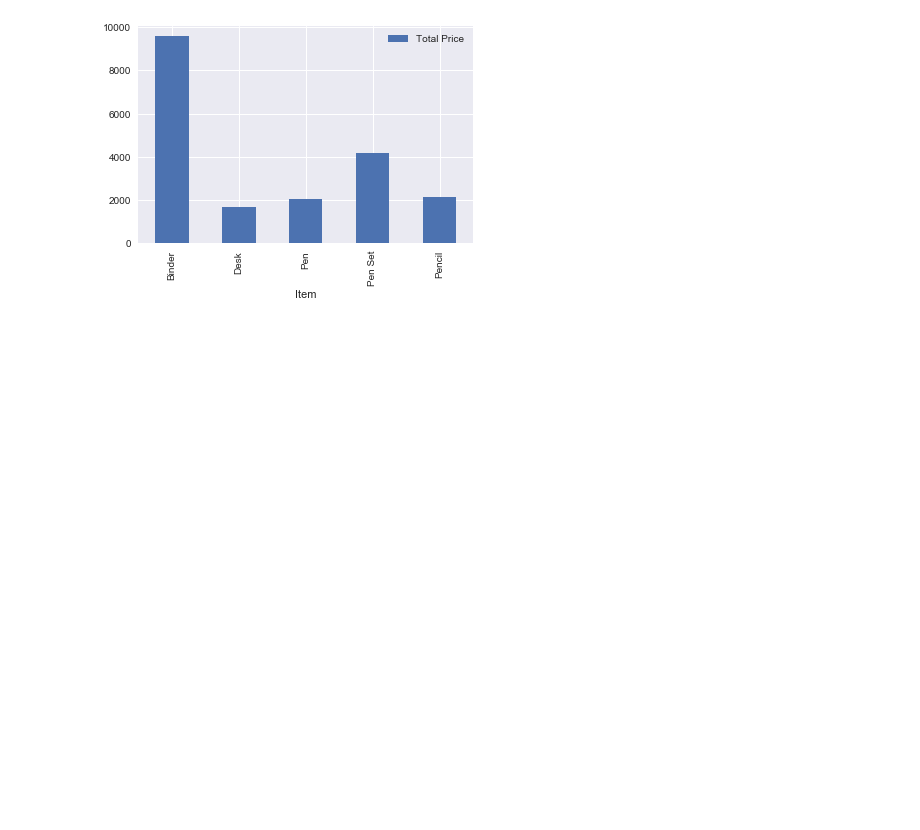
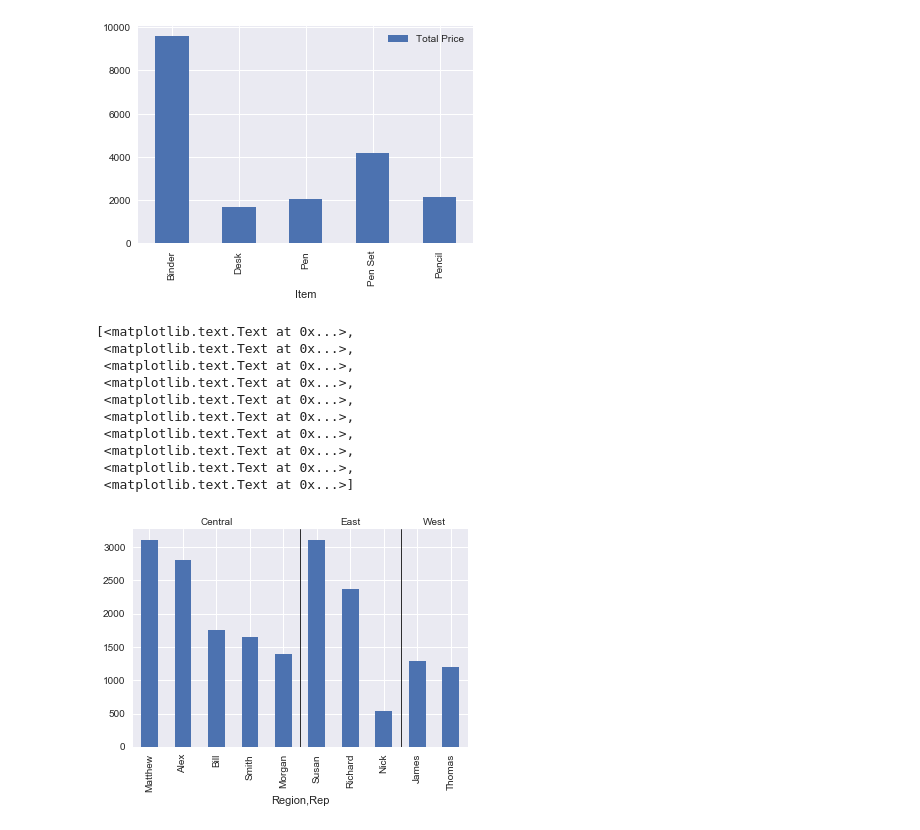
Before and after one commit to Wintellect/DataScienceExamples, a Jupyter notebook: Sales Data/Sales Data - Visualizations.ipynb, the cells around one changed output. Drawn from its saved outputs; the diff is of its cells as text; code cells hidden in the pictures; blank space fills up the shorter version.

```diff
--- a/Sales Data/Sales Data - Visualizations.ipynb
+++ b/Sales Data/Sales Data - Visualizations.ipynb
@@ -104,3 +103,33 @@ df_items.groupby("Item").sum().plot(kind="bar")
 # %% [output]
 <matplotlib.axes._subplots.AxesSubplot at 0x...>
 [figure]
+# %%
+group = df.groupby(["Region","Rep"]).sum()
+total_price = group["Total Price"].groupby(level=0, group_keys=False)
+
+gtp = total_price.nlargest(5)
+ax = gtp.plot(kind="bar")
+
+#draw lines and titles
+count = gtp.groupby("Region").count()
+cs = np.cumsum(count)
+for i in range(len(count)):
+    title = count.index.values[i]
+    ax.axvline(cs[i]-.5, lw=0.8, color="k")
+    ax.text(cs[i]-(count[i]+1)/2., 1.02, title, ha="center",
+            transform=ax.get_xaxis_transform())
+
+# shorten xticklabels
+ax.set_xticklabels([l.get_text().split(", ")[1][:-1] for l in ax.get_xticklabels()])
+# %% [output]
+[<matplotlib.text.Text at 0x...>,
+ <matplotlib.text.Text at 0x...>,
+ <matplotlib.text.Text at 0x...>,
+ <matplotlib.text.Text at 0x...>,
+ <matplotlib.text.Text at 0x...>,
+ <matplotlib.text.Text at 0x...>,
+ <matplotlib.text.Text at 0x...>,
+ <matplotlib.text.Text at 0x...>,
+ <matplotlib.text.Text at 0x...>,
+ <matplotlib.text.Text at 0x...>]
+[figure, added]
```
Also changed, not shown: parts of 2 cells of this notebook, 1 other file.
